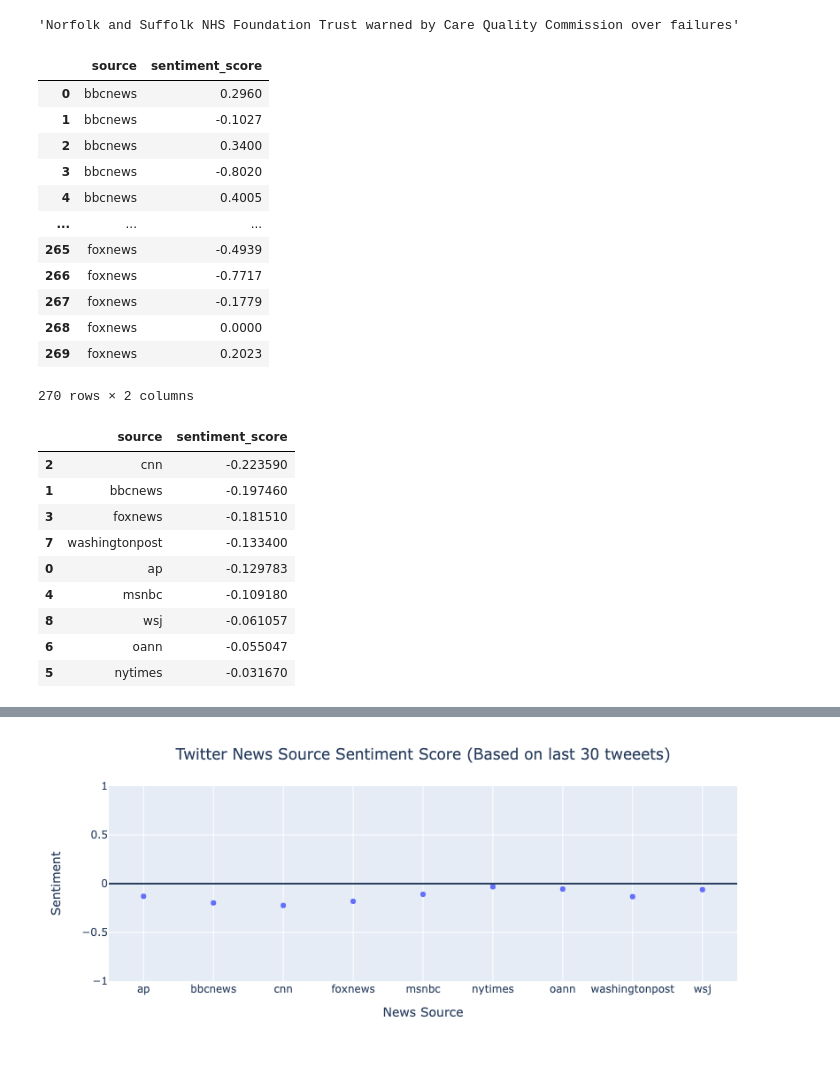
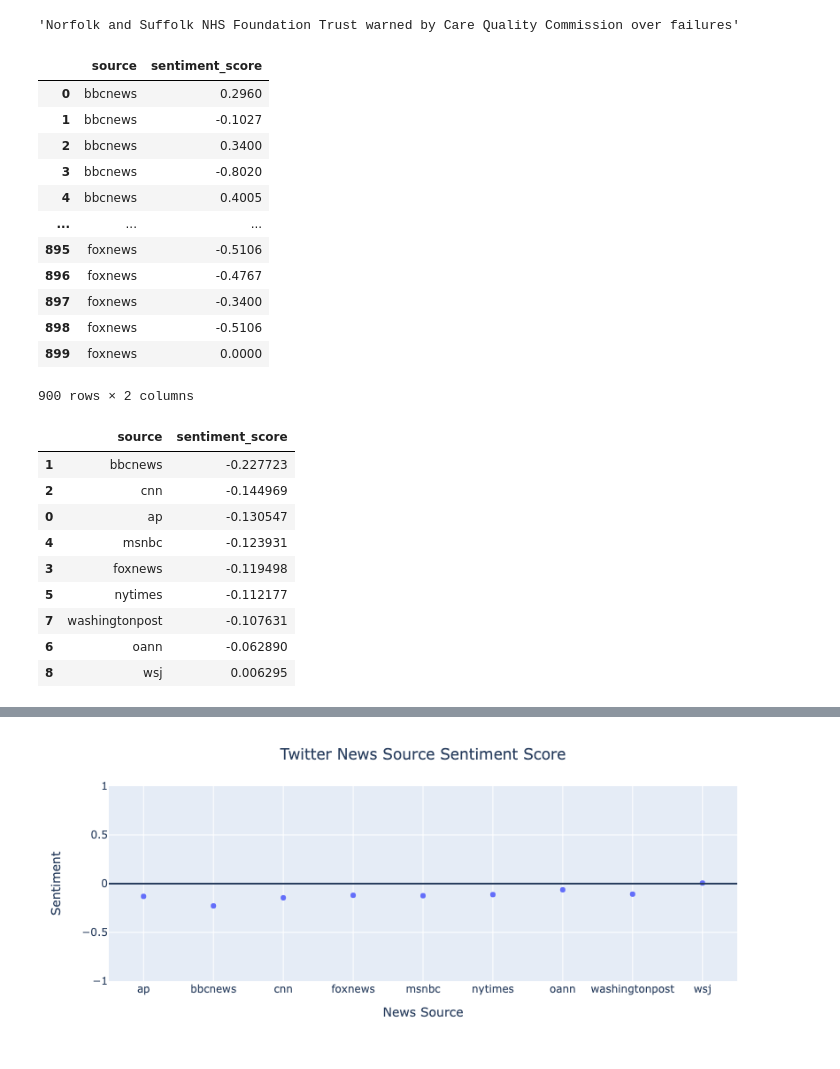
Before and after one commit to Kiehl012/Twitter_Sentiment_Analysis, a Jupyter notebook: api_request.ipynb, the cells around one changed output, grey strips where cells are left out. Drawn from its saved outputs; the diff is of its cells as text; code cells hidden in the pictures.

```diff
--- a/api_request.ipynb
+++ b/api_request.ipynb
@@ -31,7 +31,7 @@ def bearer_oauth(r):
     r.headers["User-Agent"] = "v2UserTweetsPython"
     return r
 
-tweet_count = 30
+tweet_count = 100
 # Loop through dictionary of accounts
 for user in users:
 
@@ -141,38 +141,38 @@ new_df
 | 3 | bbcnews | -0.8020 |
 | 4 | bbcnews | 0.4005 |
 | ... | ... | ... |
-| 265 | foxnews | -0.4939 |
-| 266 | foxnews | -0.7717 |
-| 267 | foxnews | -0.1779 |
-| 268 | foxnews | 0.0000 |
-| 269 | foxnews | 0.2023 |
+| 895 | foxnews | -0.5106 |
+| 896 | foxnews | -0.4767 |
+| 897 | foxnews | -0.3400 |
+| 898 | foxnews | -0.5106 |
+| 899 | foxnews | 0.0000 |
-270 rows × 2 columns
+900 rows × 2 columns
 # %%
 grouped_df = new_df.groupby('source', as_index=False).mean('sentiment_score')
 # %%
 grouped_df.sort_values('sentiment_score')
 # %% [output]
 |  | source | sentiment_score |
-| 2 | cnn | -0.223590 |
-| 1 | bbcnews | -0.197460 |
-| 3 | foxnews | -0.181510 |
-| 7 | washingtonpost | -0.133400 |
-| 0 | ap | -0.129783 |
-| 4 | msnbc | -0.109180 |
-| 8 | wsj | -0.061057 |
-| 6 | oann | -0.055047 |
-| 5 | nytimes | -0.031670 |
+| 1 | bbcnews | -0.227723 |
+| 2 | cnn | -0.144969 |
+| 0 | ap | -0.130547 |
+| 4 | msnbc | -0.123931 |
+| 3 | foxnews | -0.119498 |
+| 5 | nytimes | -0.112177 |
+| 7 | washingtonpost | -0.107631 |
+| 6 | oann | -0.062890 |
+| 8 | wsj | 0.006295 |
 # %%
 import plotly.express as px
 # %%
 fig = px.scatter(grouped_df, x="source", y="sentiment_score", range_y=(-1,1),
                 labels={
                      "source": "News Source",
                      "sentiment_score": "Sentiment"
                  })
 fig.add_hline(y=0)
-fig.update_layout(title_text="Twitter News Source Sentiment Score (Based on last 30 tweeets)", title_x=0.5)
+fig.update_layout(title_text="Twitter News Source Sentiment Score", title_x=0.5)
 fig.show()
 # %% [output]
 [interactive output not drawn]
-[figure, old version]
+[figure, new version]
```
Also changed, not shown: parts of 2 cells of this notebook.
